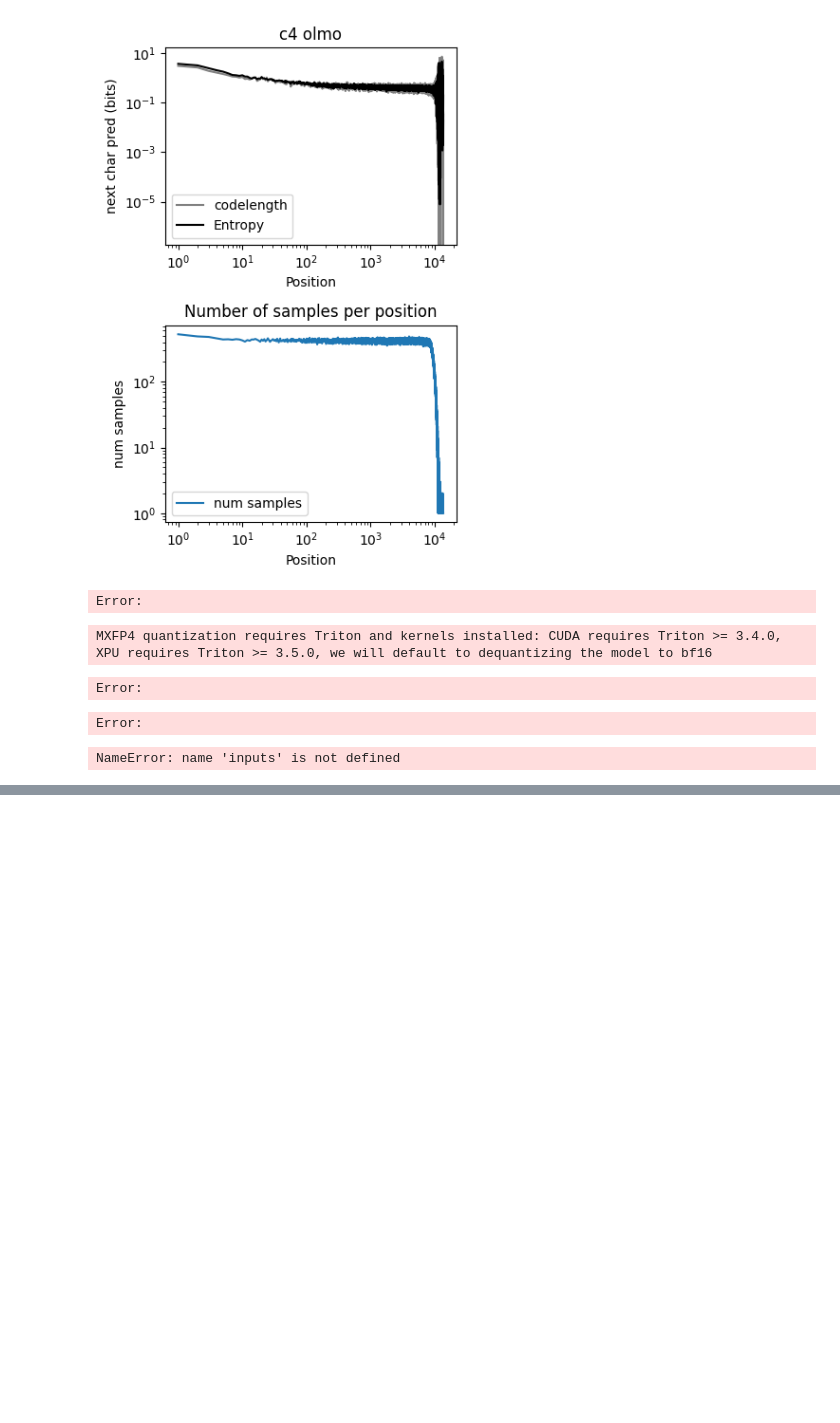
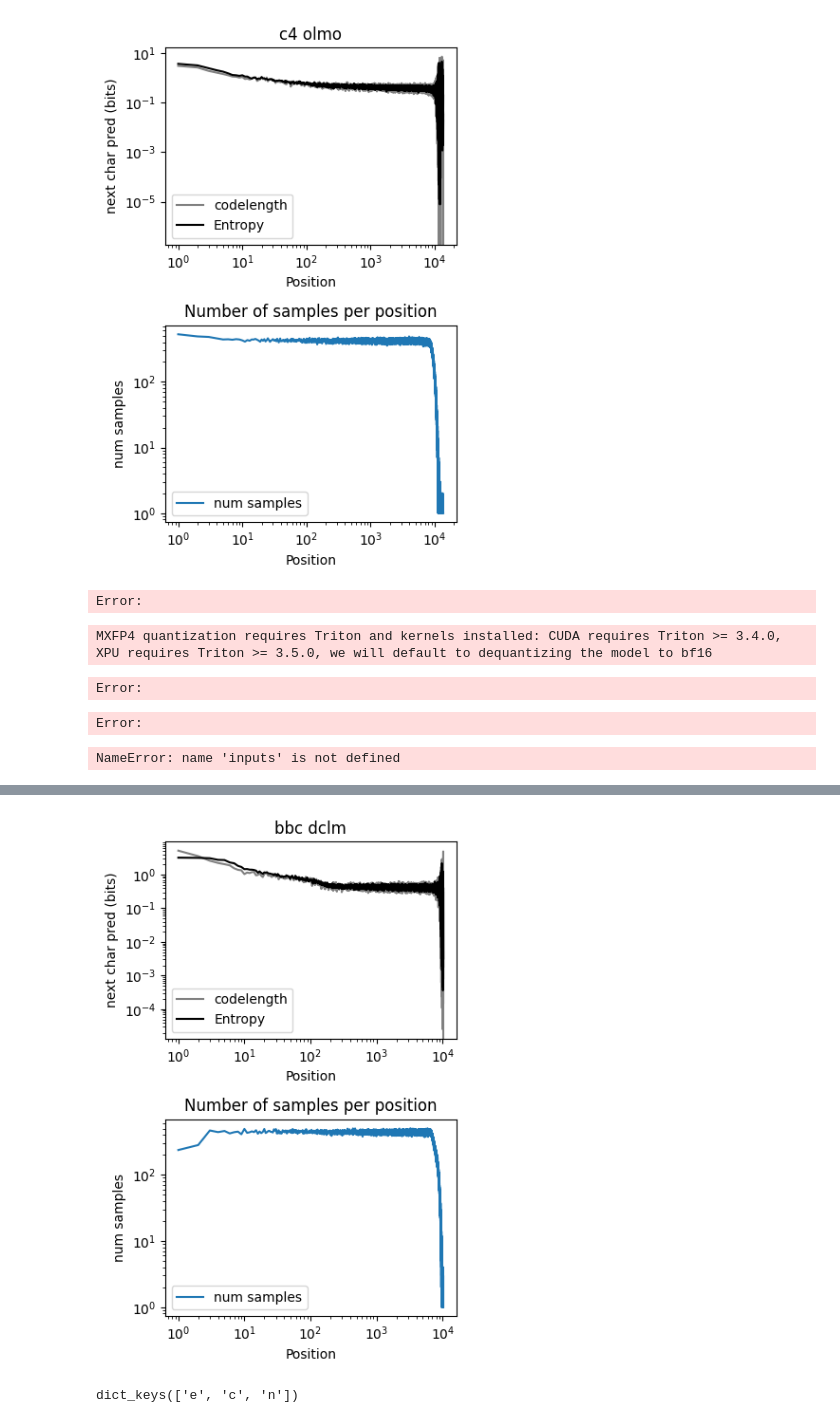
Before and after one commit to smithlindsay/llms-entropy, a Jupyter notebook: colin_files/bbc_scan_test.ipynb, the cells around one changed output, grey strips where cells are left out. Drawn from its saved outputs; the diff is of its cells as text; code cells hidden in the pictures; blank space fills up the shorter version.

```diff
--- a/colin_files/bbc_scan_test.ipynb
+++ b/colin_files/bbc_scan_test.ipynb
@@ -19,8 +19,8 @@ def consolidate(fileformat):
 
 def loaddata(loaddir):
     msk=consolidate(loaddir+'attn/*.npy')
-    etens=consolidate(loaddir+'entropy/*.npy')
-    ctens=consolidate(loaddir+'codelength/*.npy')
+    etens=consolidate(loaddir+'entropy_t/*.npy')
+    ctens=consolidate(loaddir+'codelength_t/*.npy')
     ttens=consolidate(loaddir+'tok/*.npy')
 
     return {'e': etens,
@@ -42,8 +42,8 @@ def takeaverage(data):
 
 def loaddataC(loaddir):
     msk=consolidate(loaddir+'attn/*.npy')
-    etens=consolidate(loaddir+'entropy/*.npy')
-    ctens=consolidate(loaddir+'codelength/*.npy')
+    etens=consolidate(loaddir+'entropy_c/*.npy')
+    ctens=consolidate(loaddir+'codelength_c/*.npy')
     ptens=consolidate(loaddir+'pleak/*.npy')
     ltens=consolidate(loaddir+'tlens/*.npy')
     ttens=consolidate(loaddir+'tok/*.npy')
@@ -282,3 +282,7 @@ Error:
 inputs['input_ids'].shape, inputs['attention_mask'].shape, outputs.logits.shape
 # %% [output]
 NameError: name 'inputs' is not defined
+# %%
+# load the BBC data
+data = loaddataC('/scratch/gpfs/WBIALEK/ls1546/llms-entropy/colin_files_dclm/data/BBC/')
+avgs = takeaverageC(data)
@@ -284,0 +296,27 @@ NameError: name 'inputs' is not defined
+# %%
+fig, axs = plt.subplots(2, 1, figsize=(4, 6))
+axs[0].plot(avgs['vp'], avgs['c'].squeeze(), label='codelength', color='gray')
+axs[0].plot(avgs['vp'], avgs['e'], label='Entropy', color='black')
+
+axs[0].set_xlabel('Position')
+axs[0].set_ylabel('next char pred (bits)')
+axs[0].set_title('bbc dclm')
+axs[0].legend()
+axs[0].set_yscale('log')
+axs[0].set_xscale('log')
+axs[1].plot(avgs['vp'], avgs['n'], label='num samples')
+axs[1].set_xlabel('Position')
+axs[1].set_ylabel('num samples')
+axs[1].set_xscale('log')
+axs[1].set_yscale('log')
+axs[1].set_title('Number of samples per position')
+axs[1].legend()
+plt.tight_layout()
+# %% [output]
+[figure, added]
+# %%
+# plot with token instead of character entropy/codelength
+avgs_tok = takeaverage(data)
+avgs_tok.keys()
+# %% [output]
+dict_keys(['e', 'c', 'n'])
```
Also changed, not shown: parts of 7 cells of this notebook, 29 other files.
